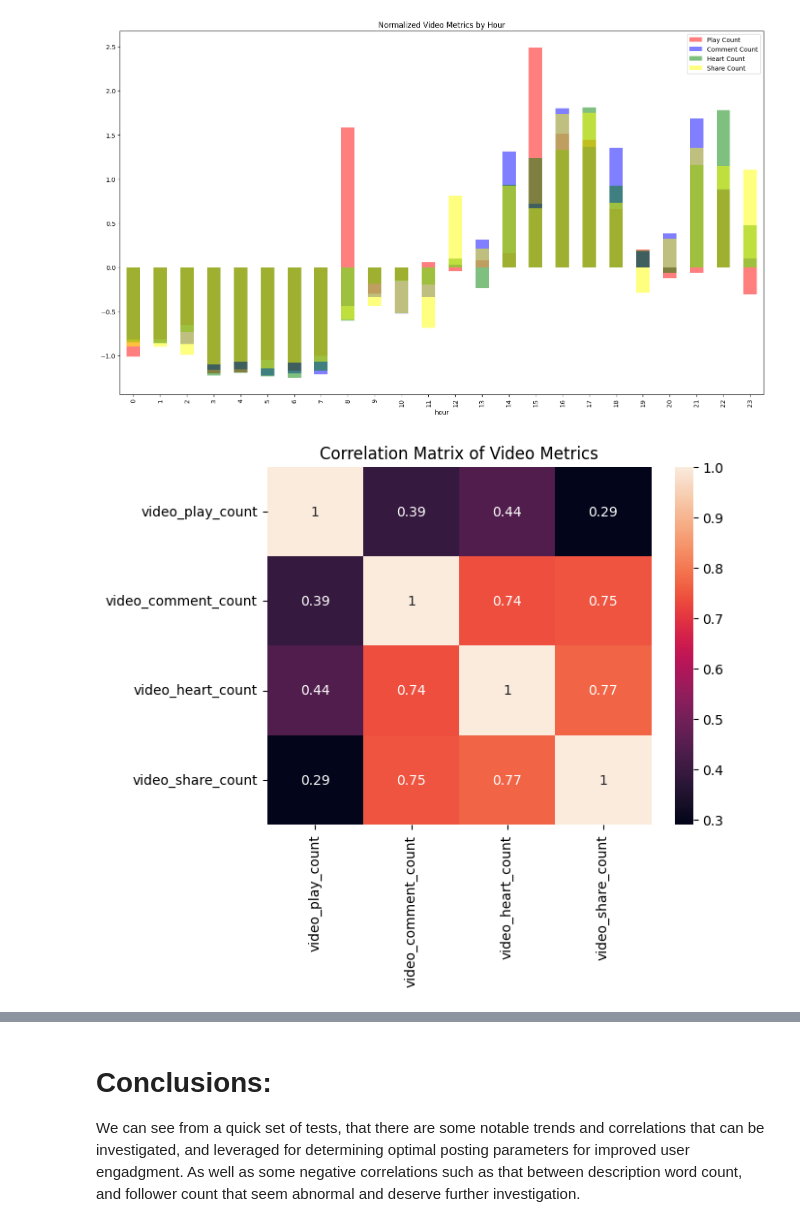
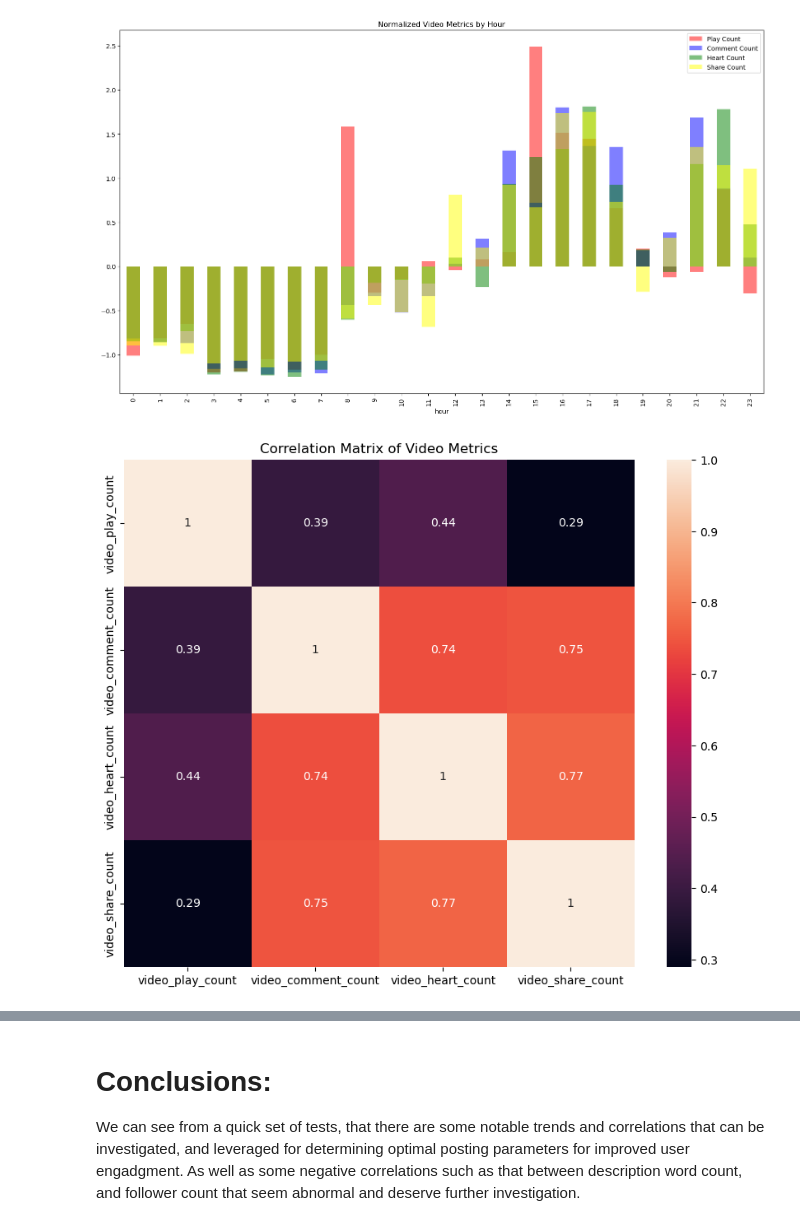
Before and after one commit to JamesHutchins2/DS_Project_Fall_2024, a Jupyter notebook: EDA_TikTok.ipynb, the cells around one changed output, grey strips where cells are left out. Cells and saved outputs as stored; diff of their text form; code cells hidden in the pictures.

```diff
--- a/EDA_TikTok.ipynb
+++ b/EDA_TikTok.ipynb
@@ -48,6 +44,7 @@ print(num_unique_authors)
 # %%
 # convert the video_create_date from absolute date to year month day
 df['video_create_date'] = pd.to_datetime(df['video_create_date'], unit='s')
+df['hour'] = df['video_create_date'].dt.hour
 # %%
 df.head()
 # %% [output]
@@ -102,13 +99,14 @@ plt.show()
 # %%
 # let's get the correlation between the metrics
 df[['video_play_count', 'video_comment_count', 'video_heart_count', 'video_share_count']].corr()
 
 # let's plot the correlation matrix
 import seaborn as sns
 
+plt.figure(figsize=(10, 8))
 sns.heatmap(df[['video_play_count', 'video_comment_count', 'video_heart_count', 'video_share_count']].corr(), annot=True)
 plt.title('Correlation Matrix of Video Metrics')
 plt.show()
 # %% [output]
-[figure, old version]
+[figure, new version]
 # %%
```
Also changed, not shown: parts of 5 cells of this notebook.
